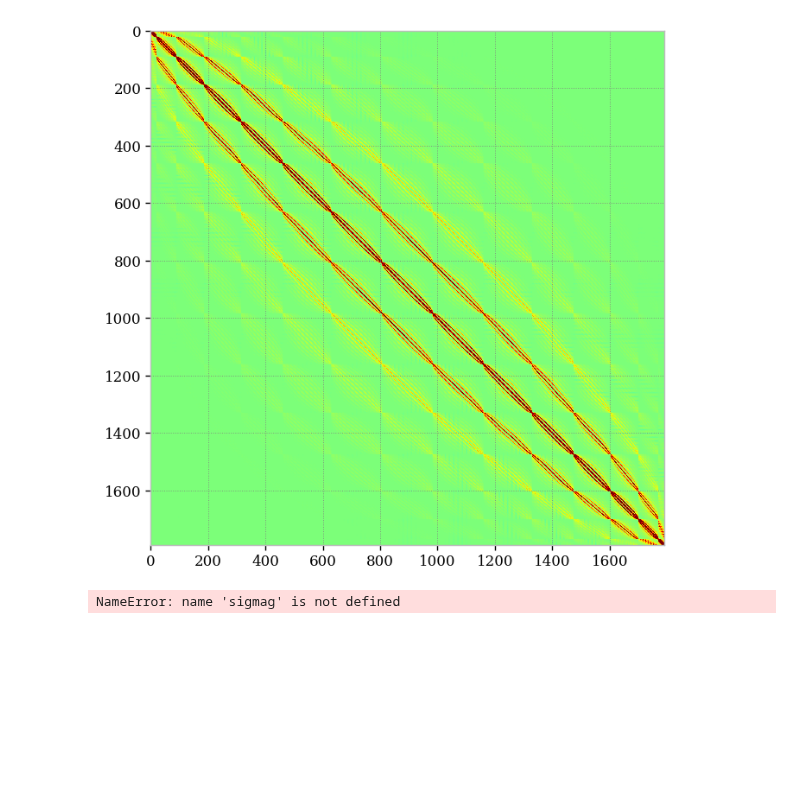
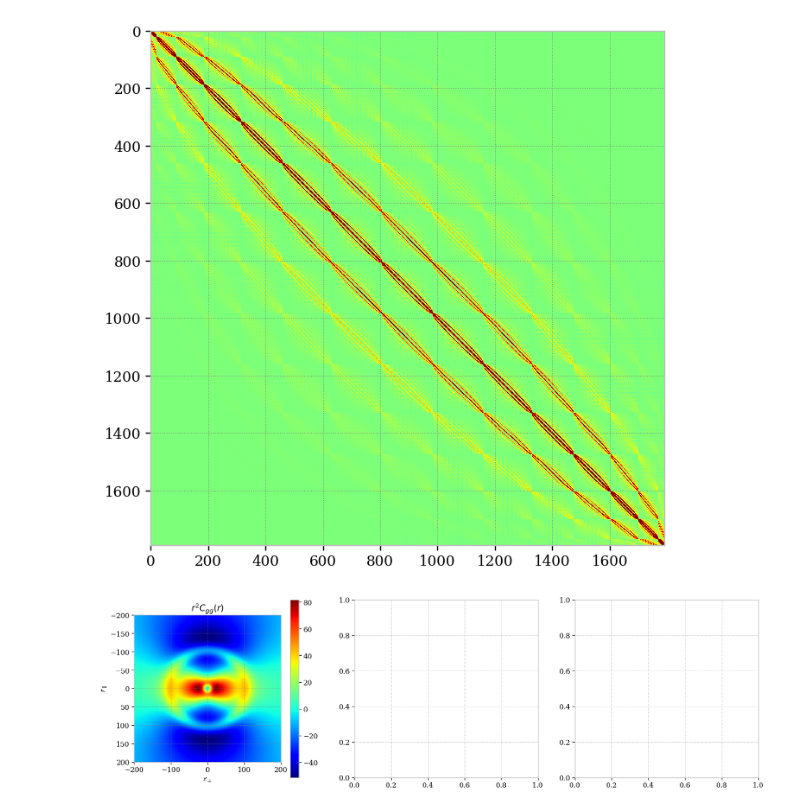
Before and after one commit to corentinravoux/flip, a Jupyter notebook: notebook/fit_density.ipynb, the cells around one changed output. Saved outputs shown, nothing was run; the diff lists cells and outputs as text; code cells hidden in the pictures; blank space fills up the shorter version.

```diff
--- a/notebook/fit_density.ipynb
+++ b/notebook/fit_density.ipynb
@@ -165,28 +165,28 @@ plot_utils.plot_correlation_from_likelihood(
 # %%
 
 r_perpendicular = np.linspace(-200,200,200)
 r_parallel = np.linspace(-200,200,200)
 
 r_reference_parallel = 30
 r_reference_perpendicular = 0
 
 contraction_plot = contraction.Contraction.init_from_flip(
     "adamsblake20",
     "density",
     power_spectrum_dict,
     r_perpendicular,
     r_parallel,
     r_reference_perpendicular,
     r_reference_parallel,
     coordinate_type="rprt",
-    additional_parameters_values=(sigmag,),
+    additional_parameters_values=(sigmag_fiducial,),
 )
 
 parameter_values_dict = {parameters: parameter_dict[parameters]["value"] for parameters in parameter_dict}
 
 
 plot_utils.plot_2d_contraction(contraction_plot,
                     parameter_values_dict,
                     rs_multiplied = True)
 # %% [output]
-NameError: name 'sigmag' is not defined
+[figure, added]
```
Also changed, not shown: parts of 5 cells of this notebook, 2 other files.
